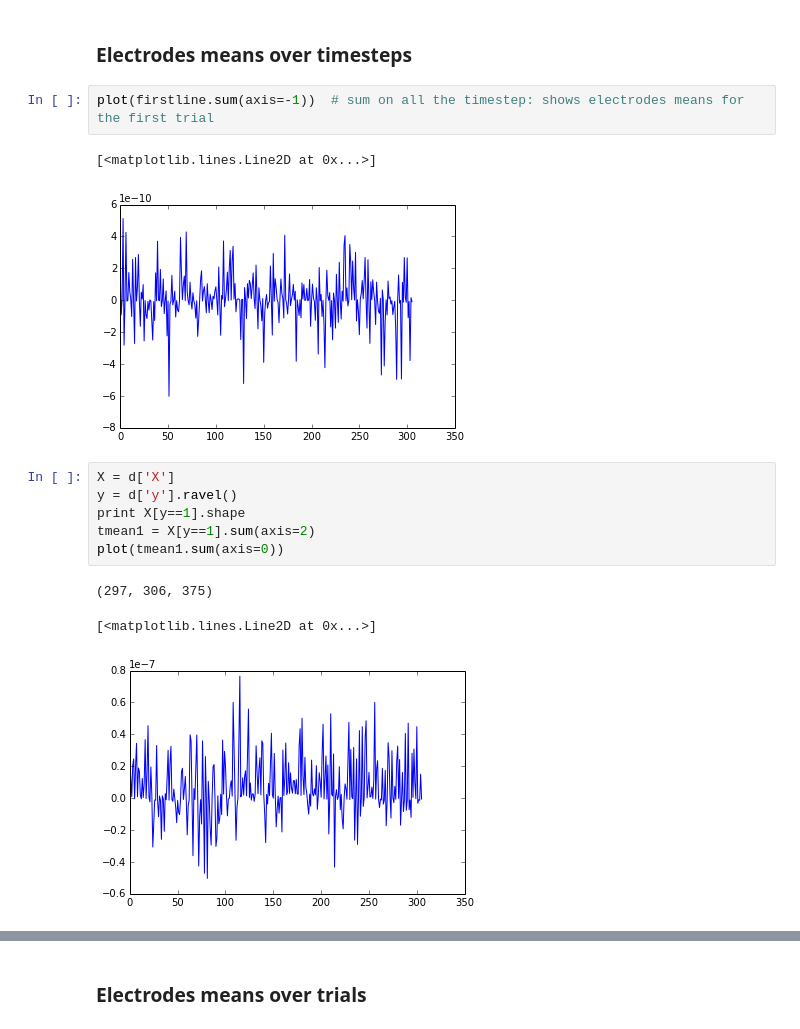
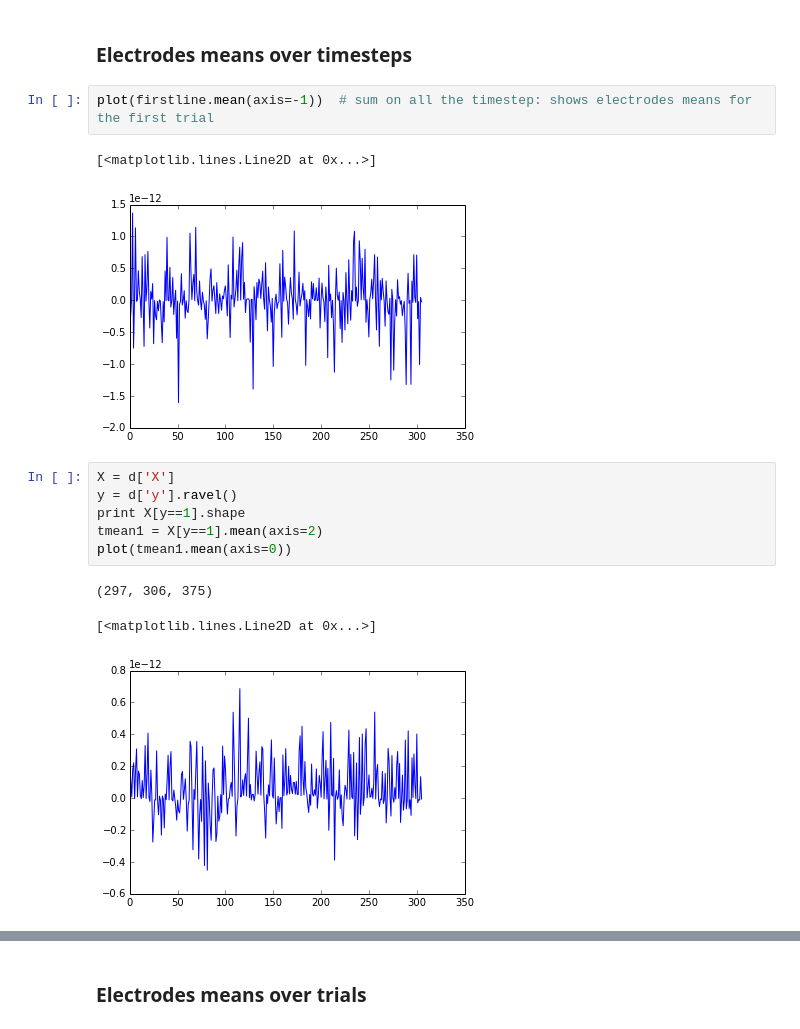
Before and after one commit to SnippyHolloW/kaggleMEG, a Jupyter notebook: Exploratory Data Analysis.ipynb, the cells around one changed output, grey strips where cells are left out. Drawn from its saved outputs; the diff is of its cells as text.

```diff
--- a/Exploratory Data Analysis.ipynb
+++ b/Exploratory Data Analysis.ipynb
@@ -30,18 +30,18 @@ imshow(res)
 # %% [markdown]
 ### Electrodes means over timesteps
 # %%
-plot(firstline.sum(axis=-1))  # sum on all the timestep: shows electrodes means for the first trial
+plot(firstline.mean(axis=-1))  # sum on all the timestep: shows electrodes means for the first trial
 # %% [output]
 [<matplotlib.lines.Line2D at 0x...>]
-[figure, old version]
+[figure, new version]
 # %%
 X = d['X']
 y = d['y'].ravel()
 print X[y==1].shape
-tmean1 = X[y==1].sum(axis=2)
-plot(tmean1.sum(axis=0))
+tmean1 = X[y==1].mean(axis=2)
+plot(tmean1.mean(axis=0))
 # %% [output]
 (297, 306, 375)
 [<matplotlib.lines.Line2D at 0x...>]
-[figure, old version]
+[figure, new version]
 # %%
```
Also changed, not shown: parts of 6 cells of this notebook, 1 other file.
